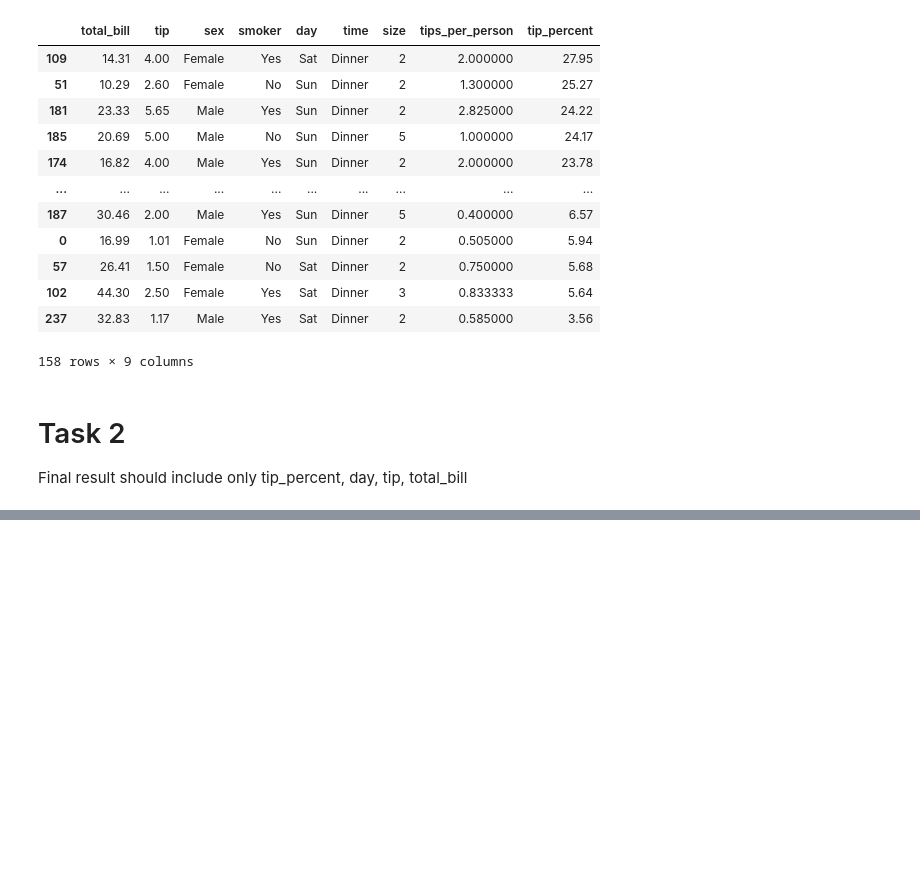
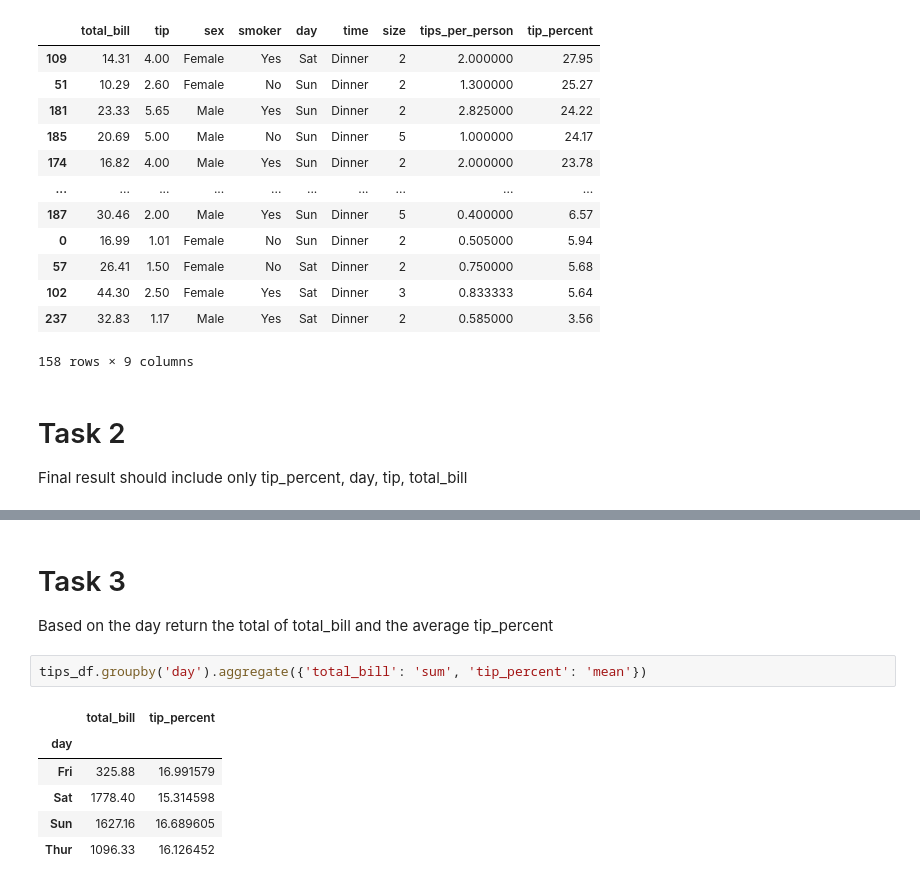
Before and after one commit to QuinlanVic/Python-module-code-notes, a Jupyter notebook: day16_pandas.ipynb, the cells around one changed output, grey strips where cells are left out. Cells and saved outputs as stored; diff of their text form; blank space fills up the shorter version.

```diff
--- a/day16_pandas.ipynb
+++ b/day16_pandas.ipynb
@@ -465,0 +558,12 @@ print(tips_df.loc[:, ['tip_percent', 'day', 'tip', 'total_bill']])
+# %% [markdown]
+# Task 3
+Based on the day return the total of total_bill and the average tip_percent
+# %%
+tips_df.groupby('day').aggregate({'total_bill': 'sum', 'tip_percent': 'mean'})
+# %% [output]
+|  | total_bill | tip_percent |
+| day |  |  |
+| Fri | 325.88 | 16.991579 |
+| Sat | 1778.40 | 15.314598 |
+| Sun | 1627.16 | 16.689605 |
+| Thur | 1096.33 | 16.126452 |
```
Also changed, not shown: parts of 17 cells of this notebook.
